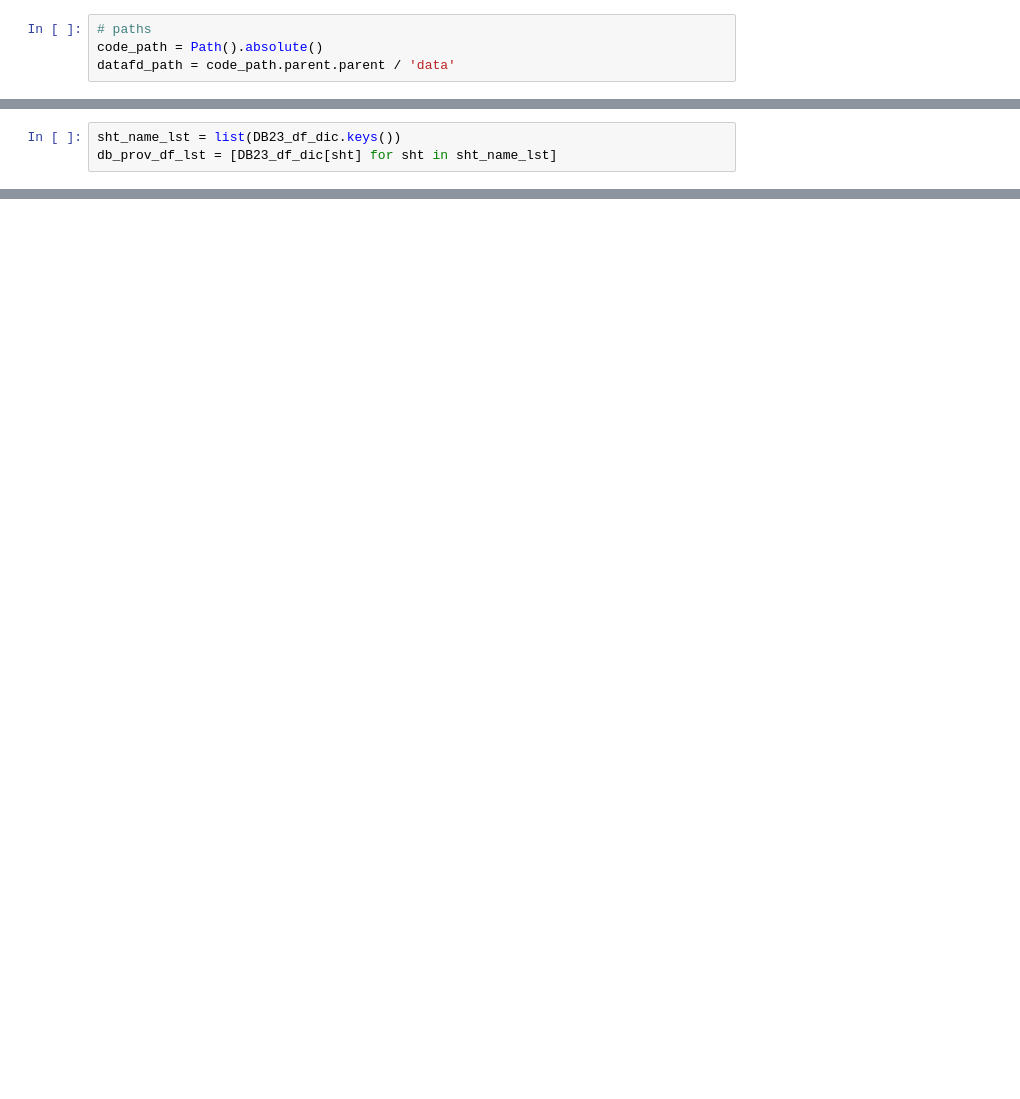
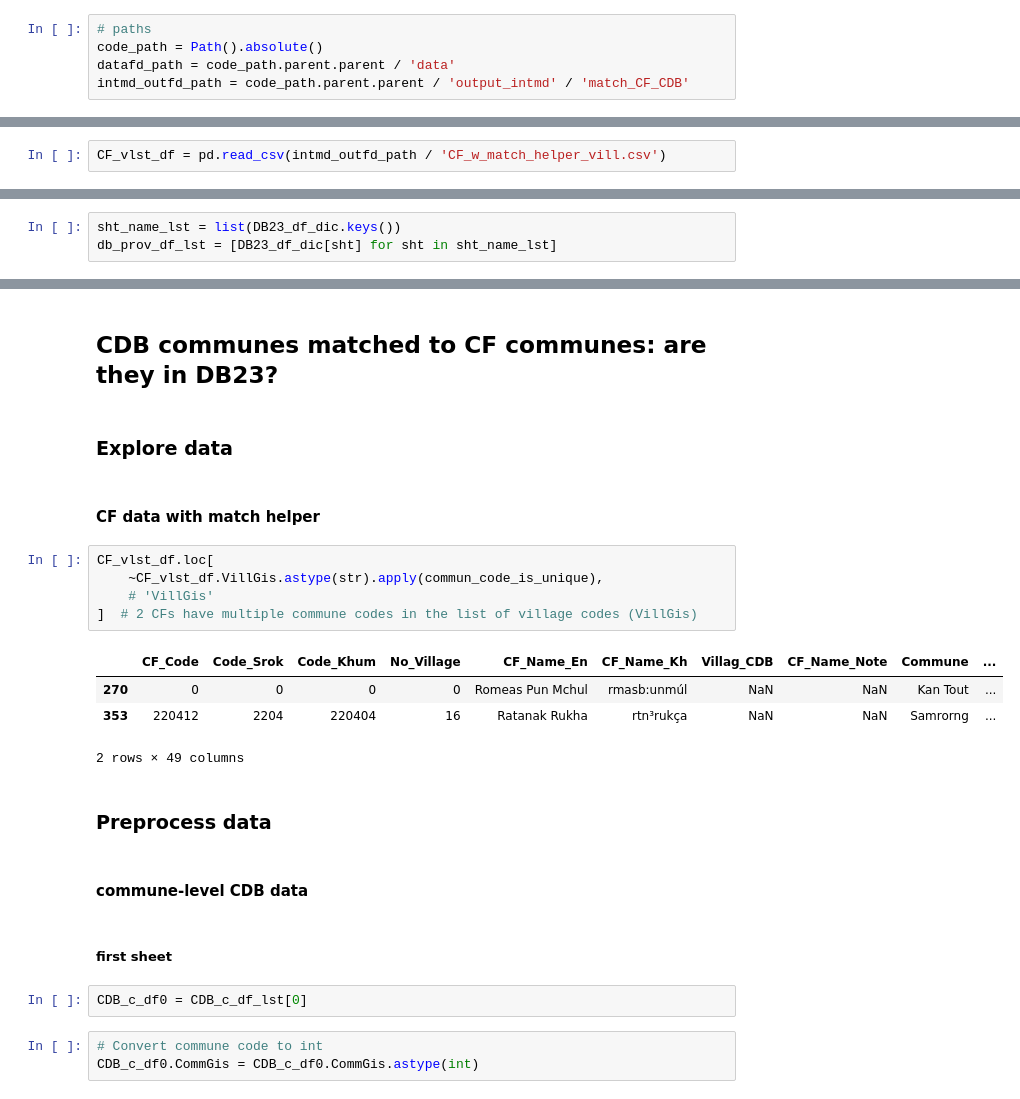
Before and after one commit to sig-gis/mpi, a Jupyter notebook: code/other/explore_DB23.ipynb, the cells around one changed output, grey strips where cells are left out. Drawn from its saved outputs; the diff is of its cells as text; blank space fills up the shorter version.

```diff
--- a/code/other/explore_DB23.ipynb
+++ b/code/other/explore_DB23.ipynb
@@ -13,3 +13,4 @@ from utils.explore_DB23 import *
 # paths
 code_path = Path().absolute()
 datafd_path = code_path.parent.parent / 'data'
+intmd_outfd_path = code_path.parent.parent / 'output_intmd' / 'match_CF_CDB'
@@ -16 +41,3 @@ datafd_path = code_path.parent.parent / 'data'
+# %%
+CF_vlst_df = pd.read_csv(intmd_outfd_path / 'CF_w_match_helper_vill.csv')
 # %% [markdown]
@@ -74,0 +65,27 @@ db_df = pd.concat(db_prov_df_lst)
+# %% [markdown]
+## CDB communes matched to CF communes: are they in DB23?
+# %% [markdown]
+### Explore data
+# %% [markdown]
+#### CF data with match helper
+# %%
+CF_vlst_df.loc[
+    ~CF_vlst_df.VillGis.astype(str).apply(commun_code_is_unique),
+    # 'VillGis'
+]  # 2 CFs have multiple commune codes in the list of village codes (VillGis)
+# %% [output]
+|  | CF_Code | Code_Srok | Code_Khum | No_Village | CF_Name_En | CF_Name_Kh | Villag_CDB | CF_Name_Note | Commune | ... |
+| 270 | 0 | 0 | 0 | 0 | Romeas Pun Mchul | rmasb:unmúl | NaN | NaN | Kan Tout | ... |
+| 353 | 220412 | 2204 | 220404 | 16 | Ratanak Rukha | rtn³rukça | NaN | NaN | Samrorng | ... |
+2 rows × 49 columns
+# %% [markdown]
+### Preprocess data
+# %% [markdown]
+#### commune-level CDB data
+# %% [markdown]
+##### first sheet
+# %%
+CDB_c_df0 = CDB_c_df_lst[0]
+# %%
+# Convert commune code to int
+CDB_c_df0.CommGis = CDB_c_df0.CommGis.astype(int)
```
Also changed, not shown: parts of 32 cells of this notebook, 1 other file.
